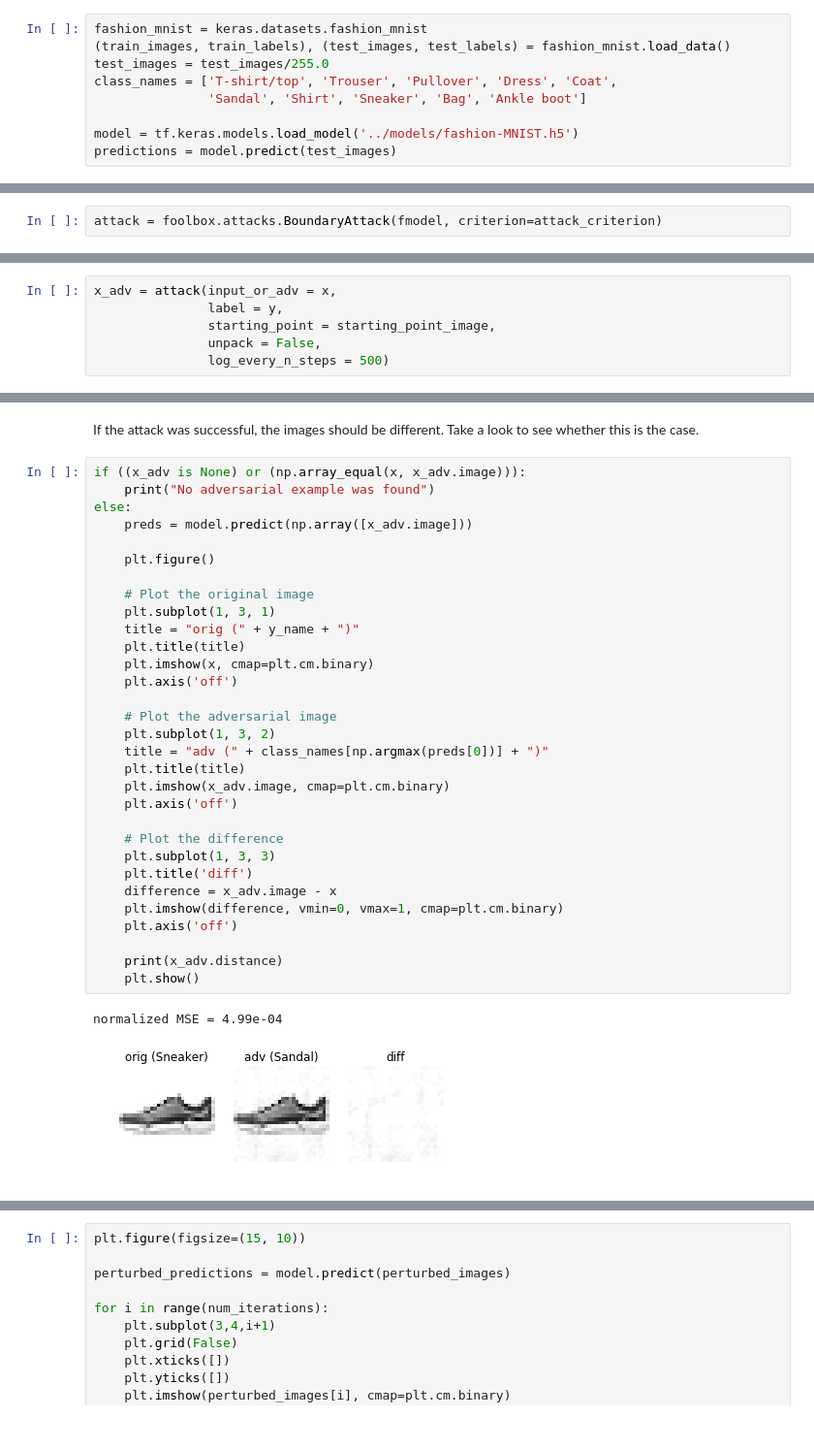
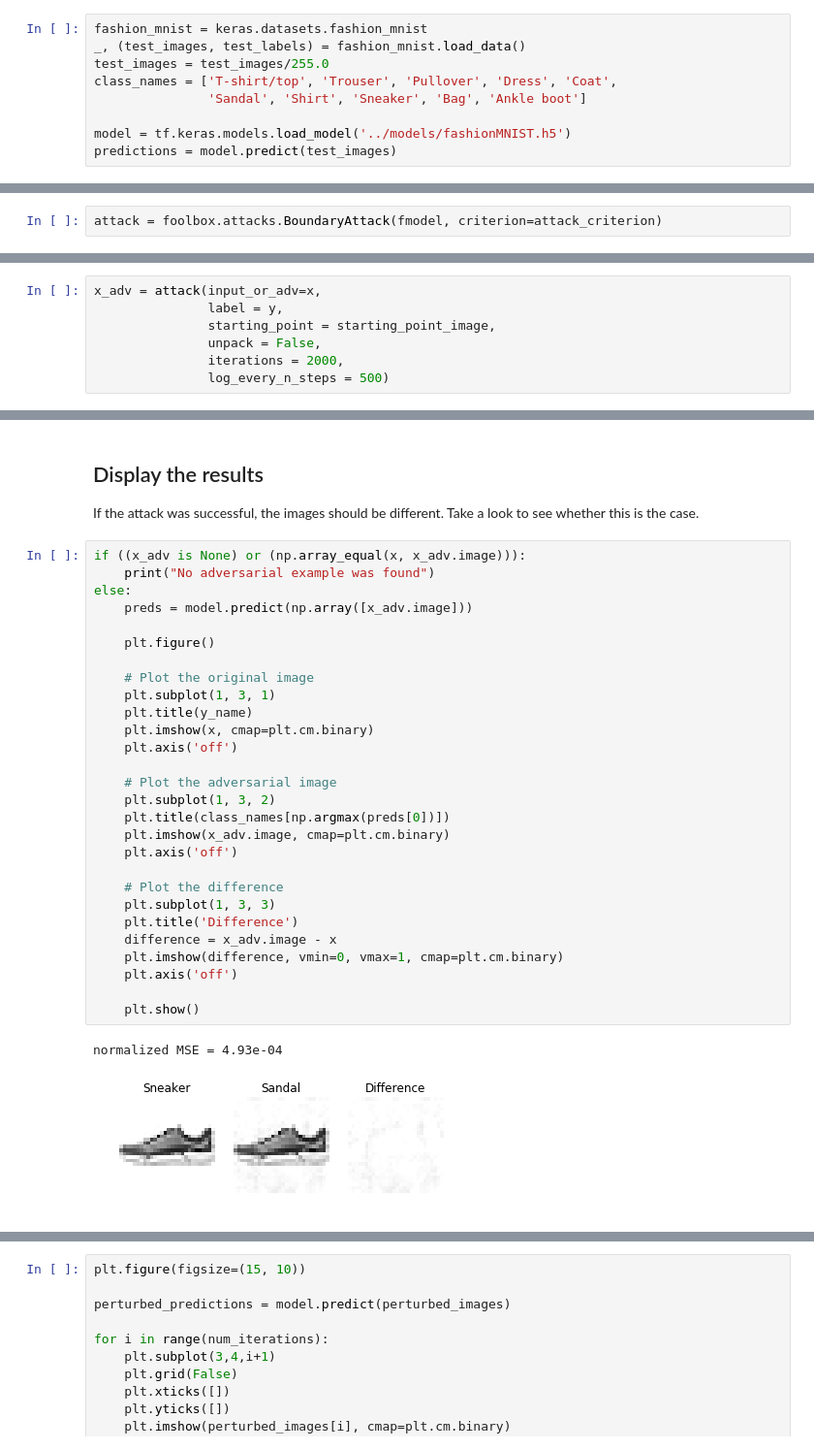
Before and after one commit to katywarr/strengthening-dnns, a Jupyter notebook: chapter06/fashionMNIST_foolbox_boundary.ipynb, the cells around one changed output, grey strips where cells are left out. Shown: that part at 97% size. Cells and saved outputs as stored; diff of their text form.

```diff
--- a/chapter06/fashionMNIST_foolbox_boundary.ipynb
+++ b/chapter06/fashionMNIST_foolbox_boundary.ipynb
@@ -18,9 +23,9 @@ Colocations handled automatically by placer.
 # %%
 fashion_mnist = keras.datasets.fashion_mnist
-(train_images, train_labels), (test_images, test_labels) = fashion_mnist.load_data()
+_, (test_images, test_labels) = fashion_mnist.load_data()
 test_images = test_images/255.0
 class_names = ['T-shirt/top', 'Trouser', 'Pullover', 'Dress', 'Coat',
                'Sandal', 'Shirt', 'Sneaker', 'Bag', 'Ankle boot']
 
-model = tf.keras.models.load_model('../models/fashion-MNIST.h5')
+model = tf.keras.models.load_model('../models/fashionMNIST.h5')
 predictions = model.predict(test_images)
@@ -76,8 +93,9 @@ attack = foolbox.attacks.BoundaryAttack(fmodel, criterion=attack_criterion)
 # %%
-x_adv = attack(input_or_adv = x,
+x_adv = attack(input_or_adv=x,
                label = y,
                starting_point = starting_point_image,
                unpack = False,
+               iterations = 2000,
                log_every_n_steps = 500)
 # %% [output]
 run with verbose=True to see details
@@ -96,36 +107,35 @@ Step 5000: 4.98754e-04, stepsizes = 1.0e-05/1.0e-05:  (took 0.01396 seconds)
 # %% [markdown]
+## Display the results
+
 If the attack was successful, the images should be different. Take a look to see whether this is the case.
 # %%
 if ((x_adv is None) or (np.array_equal(x, x_adv.image))):
     print("No adversarial example was found")
 else:
     preds = model.predict(np.array([x_adv.image]))
 
     plt.figure()
 
     # Plot the original image
     plt.subplot(1, 3, 1)
-    title = "orig (" + y_name + ")"
-    plt.title(title)
+    plt.title(y_name)
     plt.imshow(x, cmap=plt.cm.binary)
     plt.axis('off')
 
     # Plot the adversarial image
     plt.subplot(1, 3, 2)
-    title = "adv (" + class_names[np.argmax(preds[0])] + ")"
-    plt.title(title)
+    plt.title(class_names[np.argmax(preds[0])])
     plt.imshow(x_adv.image, cmap=plt.cm.binary)
     plt.axis('off')
 
     # Plot the difference
     plt.subplot(1, 3, 3)
-    plt.title('diff')
+    plt.title('Difference')
     difference = x_adv.image - x
     plt.imshow(difference, vmin=0, vmax=1, cmap=plt.cm.binary)
     plt.axis('off')
 
-    print(x_adv.distance)
     plt.show()
 # %% [output]
-normalized MSE = 4.99e-04
+normalized MSE = 4.93e-04
-[figure, old version]
+[figure, new version]
```
Also changed, not shown: parts of 16 cells of this notebook, 10 other files.
